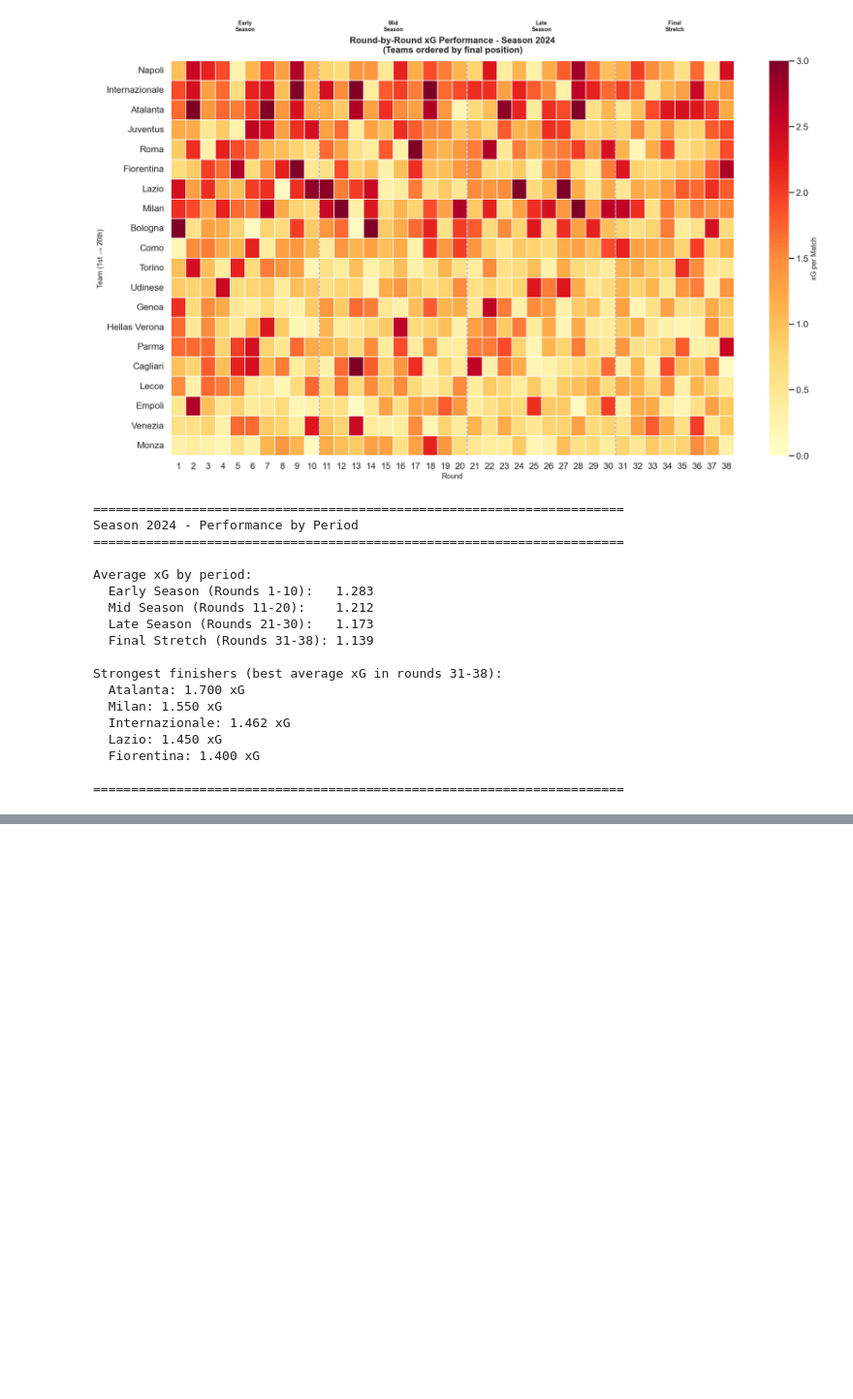
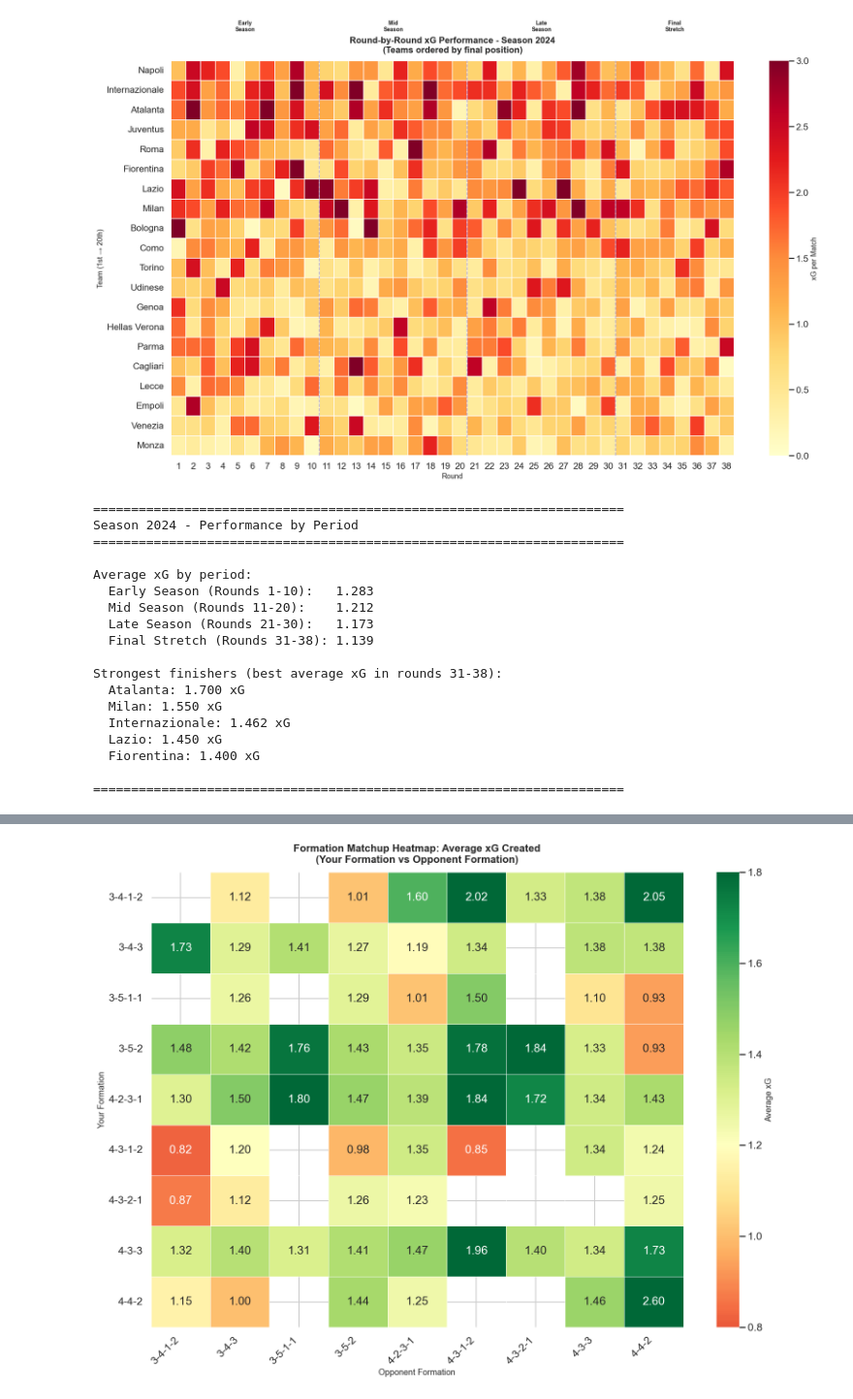
Before and after one commit to michaail/serie-a-data-analysis, a Jupyter notebook: xG_analysis.ipynb, the cells around one changed output, grey strips where cells are left out. Shown at 97% size. Drawn from its saved outputs; the diff is of its cells as text; code cells hidden in the pictures; blank space fills up the shorter version.

```diff
--- a/xG_analysis.ipynb
+++ b/xG_analysis.ipynb
@@ -901,0 +1046,70 @@ Strongest finishers (best average xG in rounds 31-38):
+# %%
+# Formation Matchup Analysis: Heatmap
+# Which formation combinations result in highest/lowest xG?
+
+# Create formation matchup matrix
+matchup_data = df.groupby(['formation', 'opp formation']).agg({
+    'xg': 'mean',
+    'team': 'count'  # number of matches
+}).reset_index()
+
+matchup_data.columns = ['formation', 'opp_formation', 'avg_xg', 'matches']
+
+# Filter for formations with significant data (min 10 matches)
+significant_formations = matchup_data.groupby('formation')['matches'].sum()
+significant_formations = significant_formations[significant_formations >= 30].index.tolist()
+
+matchup_filtered = matchup_data[
+    (matchup_data['formation'].isin(significant_formations)) &
+    (matchup_data['opp_formation'].isin(significant_formations)) &
+    (matchup_data['matches'] >= 3)
+]
+
+# Create pivot table for heatmap
+matchup_pivot = matchup_filtered.pivot(
+    index='formation',
+    columns='opp_formation',
+    values='avg_xg'
+)
+
+# Create heatmap
+plt.figure(figsize=(16, 12))
+sns.heatmap(matchup_pivot,
+            cmap='RdYlGn',
+            annot=True,
+            fmt='.2f',
+            cbar_kws={'label': 'Average xG'},
+            linewidths=0.5,
+            vmin=0.8,
+            vmax=1.8,
+            center=1.2)
+
+plt.title('Formation Matchup Heatmap: Average xG Created\n(Your Formation vs Opponent Formation)',
+          fontsize=16, weight='bold', pad=15)
+plt.xlabel('Opponent Formation', fontsize=13)
+plt.ylabel('Your Formation', fontsize=13)
+plt.xticks(rotation=45, ha='right')
+plt.yticks(rotation=0)
+plt.tight_layout()
+plt.show()
+
+# Find best and worst matchups
+print(f"\n{'='*70}")
+print("Formation Matchup Analysis")
+print(f"{'='*70}\n")
+
+# Best attacking matchups
+best_matchups = matchup_filtered.nlargest(5, 'avg_xg')
+print("Top 5 Best Attacking Matchups (Highest xG):")
+for _, row in best_matchups.iterrows():
+    print(f"  {row['formation']:>10} vs {row['opp_formation']:>10} → {row['avg_xg']:.3f} xG ({int(row['matches'])} matches)")
+
+# Worst attacking matchups
+worst_matchups = matchup_filtered.nsmallest(5, 'avg_xg')
+print("\nTop 5 Worst Attacking Matchups (Lowest xG):")
+for _, row in worst_matchups.iterrows():
+    print(f"  {row['formation']:>10} vs {row['opp_formation']:>10} → {row['avg_xg']:.3f} xG ({int(row['matches'])} matches)")
+
+print(f"\n{'='*70}")
+# %% [output]
+[figure, added]
```
Also changed, not shown: parts of 22 cells of this notebook.
